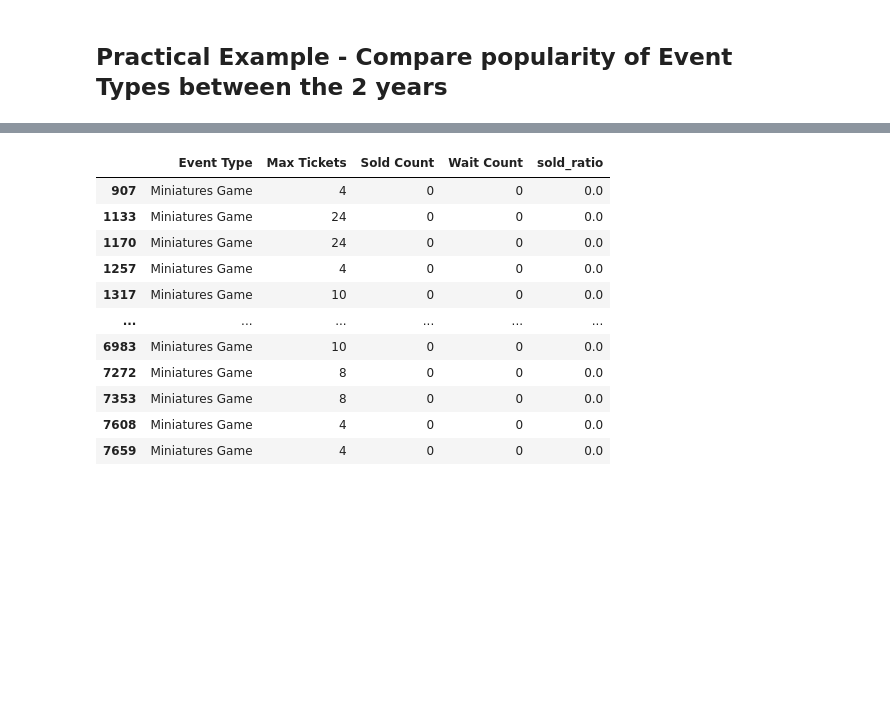
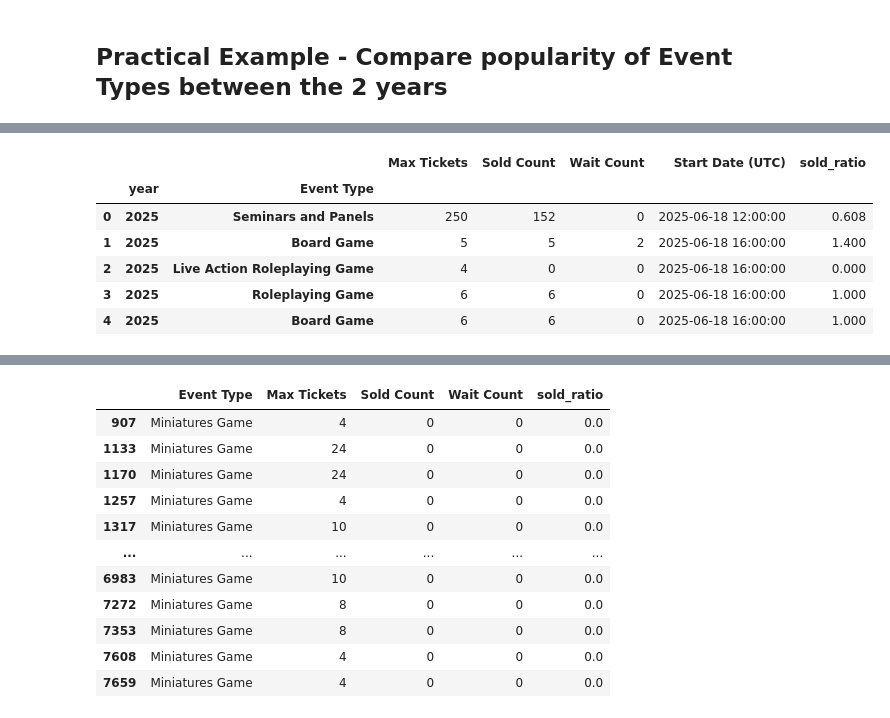
Before and after one commit to jocassid/Talk-PandasBasics, a Jupyter notebook: origins_schedule.ipynb, the cells around one changed output, grey strips where cells are left out. Cells and saved outputs as stored; diff of their text form; code cells hidden in the pictures; blank space fills up the shorter version.

Commit message:
working on practical example.  fixed index.

```diff
--- a/origins_schedule.ipynb
+++ b/origins_schedule.ipynb
@@ -378 +439,12 @@ origins2025_df.head(5)
+# %%
+merged_df = merged_df.set_index(['year', 'Event Type'], append=True)
+merged_df.head(5)
+# %% [output]
+|  |  |  | Max Tickets | Sold Count | Wait Count | Start Date (UTC) | sold_ratio |
+|  | year | Event Type |  |  |  |  |  |
+| 0 | 2025 | Seminars and Panels | 250 | 152 | 0 | 2025-06-18 12:00:00 | 0.608 |
+| 1 | 2025 | Board Game | 5 | 5 | 2 | 2025-06-18 16:00:00 | 1.400 |
+| 2 | 2025 | Live Action Roleplaying Game | 4 | 0 | 0 | 2025-06-18 16:00:00 | 0.000 |
+| 3 | 2025 | Roleplaying Game | 6 | 6 | 0 | 2025-06-18 16:00:00 | 1.000 |
+| 4 | 2025 | Board Game | 6 | 6 | 0 | 2025-06-18 16:00:00 | 1.000 |
 # %%
```
Also changed, not shown: parts of 21 cells of this notebook.
